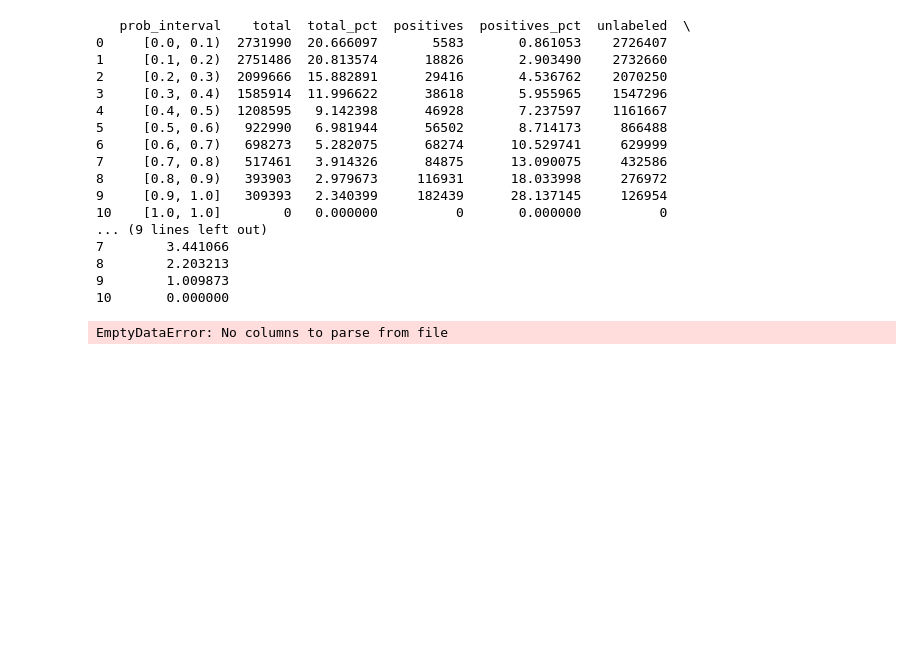
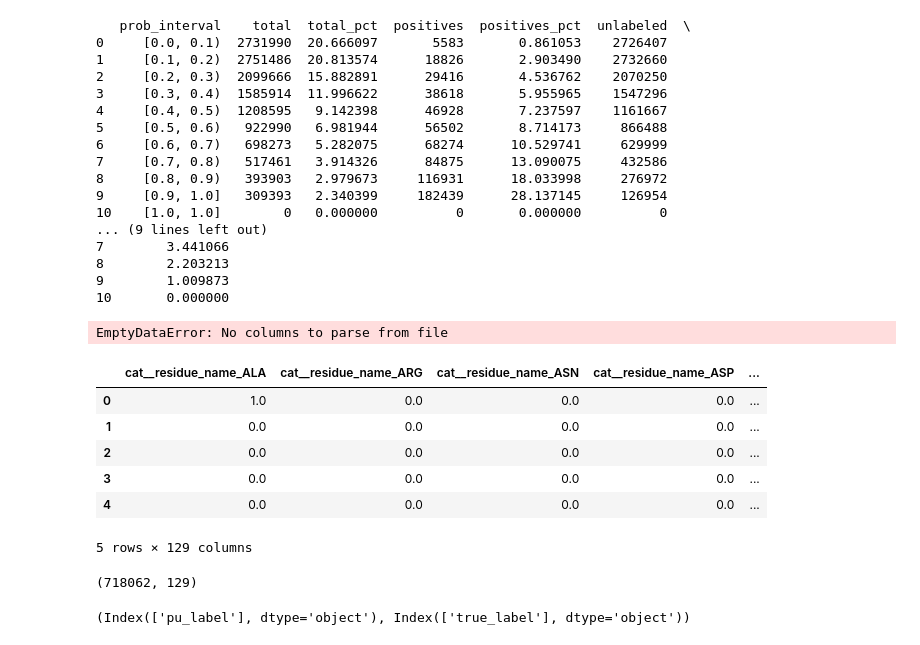
Before and after one commit to manjil007/PULSNAR_alpha_unlabeled_protein_residue, a Jupyter notebook: notebooks/test.ipynb, the cells around one changed output. Drawn from its saved outputs; the diff is of its cells as text; code cells hidden in the pictures; blank space fills up the shorter version.

```diff
--- a/notebooks/test.ipynb
+++ b/notebooks/test.ipynb
@@ -434,3 +434,20 @@ df = pd.read_csv(
 )
 # %% [output]
 EmptyDataError: No columns to parse from file
+# %%
+import pandas as pd
+df = pd.read_csv('/home/mpradhan007/Academic/Research_Projects/PULSNAR_alpha_unlabeled_protein_residue/data/X_balanced_validation.csv')
+# %%
+df.head()
+# %% [output]
+|  | cat__residue_name_ALA | cat__residue_name_ARG | cat__residue_name_ASN | cat__residue_name_ASP | ... |
+| 0 | 1.0 | 0.0 | 0.0 | 0.0 | ... |
+| 1 | 0.0 | 0.0 | 0.0 | 0.0 | ... |
+| 2 | 0.0 | 0.0 | 0.0 | 0.0 | ... |
+| 3 | 0.0 | 0.0 | 0.0 | 0.0 | ... |
+| 4 | 0.0 | 0.0 | 0.0 | 0.0 | ... |
+5 rows × 129 columns
+# %%
+df.shape
+# %% [output]
+(718062, 129)
@@ -436,0 +457,4 @@ EmptyDataError: No columns to parse from file
+# %%
+df.columns, df1.columns
+# %% [output]
+(Index(['pu_label'], dtype='object'), Index(['true_label'], dtype='object'))
```
Also changed, not shown: parts of 2 cells of this notebook, 6 other files.
